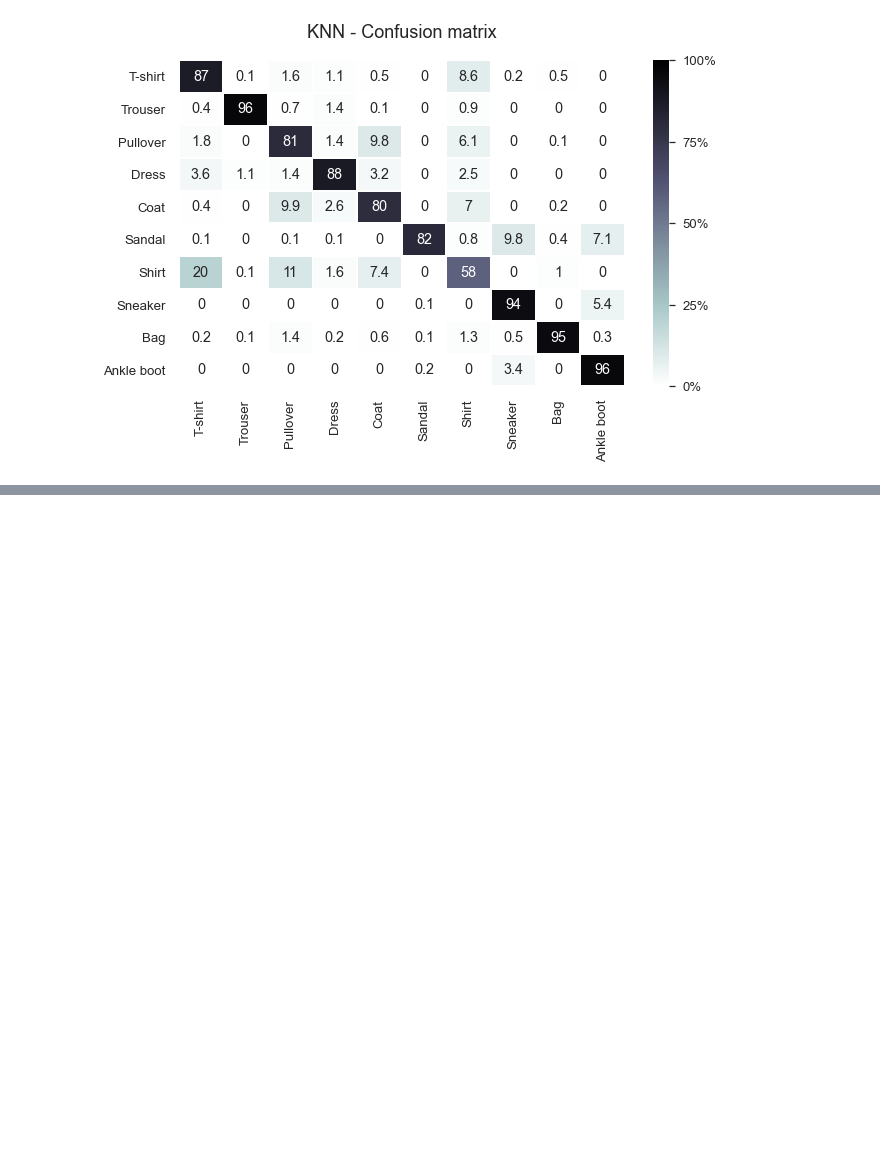
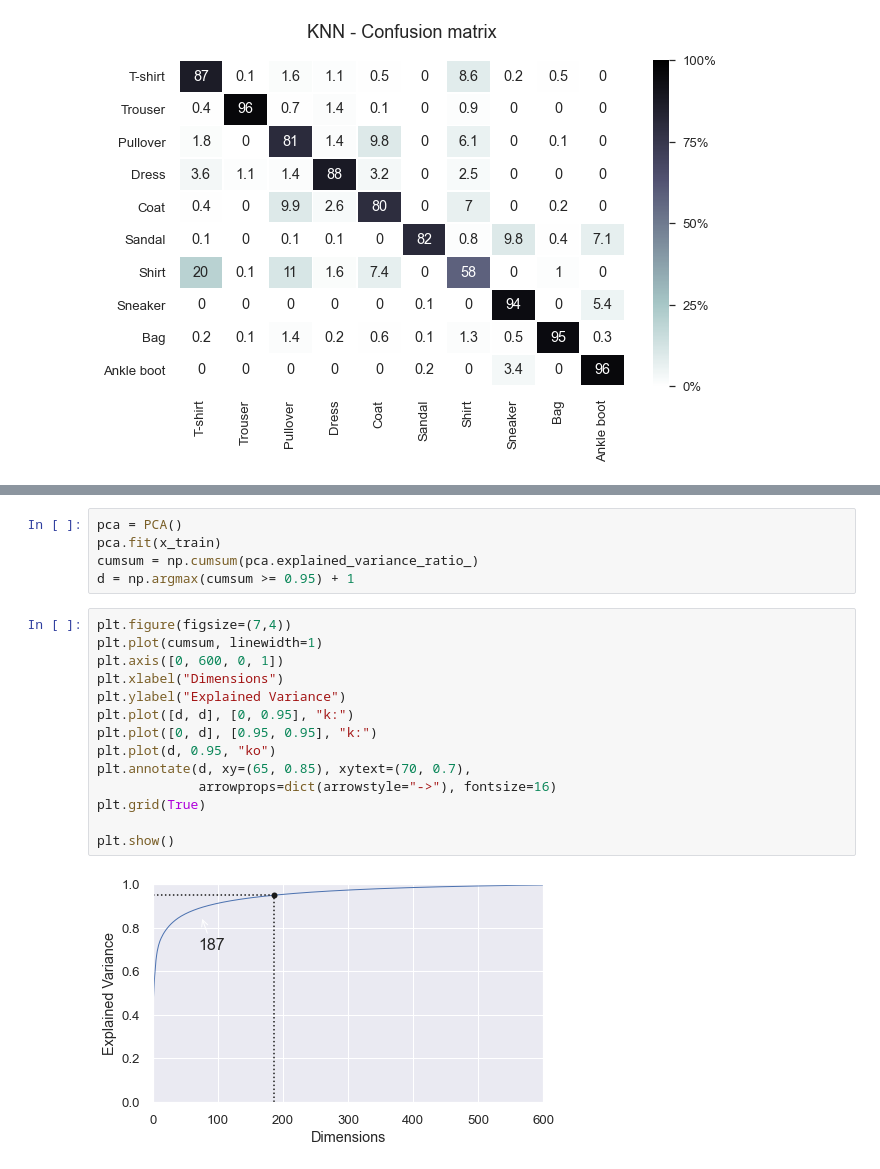
Before and after one commit to noamya-sh/Final-project-SemesterB, a Jupyter notebook: Fashion-Mnist.ipynb, the cells around one changed output, grey strips where cells are left out. Cells and saved outputs as stored; diff of their text form; blank space fills up the shorter version.

```diff
--- a/Fashion-Mnist.ipynb
+++ b/Fashion-Mnist.ipynb
@@ -167,0 +190,21 @@ Text(0.5, 1.05, 'KNN - Confusion matrix')
+# %%
+pca = PCA()
+pca.fit(x_train)
+cumsum = np.cumsum(pca.explained_variance_ratio_)
+d = np.argmax(cumsum >= 0.95) + 1
+# %%
+plt.figure(figsize=(7,4))
+plt.plot(cumsum, linewidth=1)
+plt.axis([0, 600, 0, 1])
+plt.xlabel("Dimensions")
+plt.ylabel("Explained Variance")
+plt.plot([d, d], [0, 0.95], "k:")
+plt.plot([0, d], [0.95, 0.95], "k:")
+plt.plot(d, 0.95, "ko")
+plt.annotate(d, xy=(65, 0.85), xytext=(70, 0.7),
+             arrowprops=dict(arrowstyle="->"), fontsize=16)
+plt.grid(True)
+
+plt.show()
+# %% [output]
+[figure, added]
```
Also changed, not shown: parts of 6 cells of this notebook.
